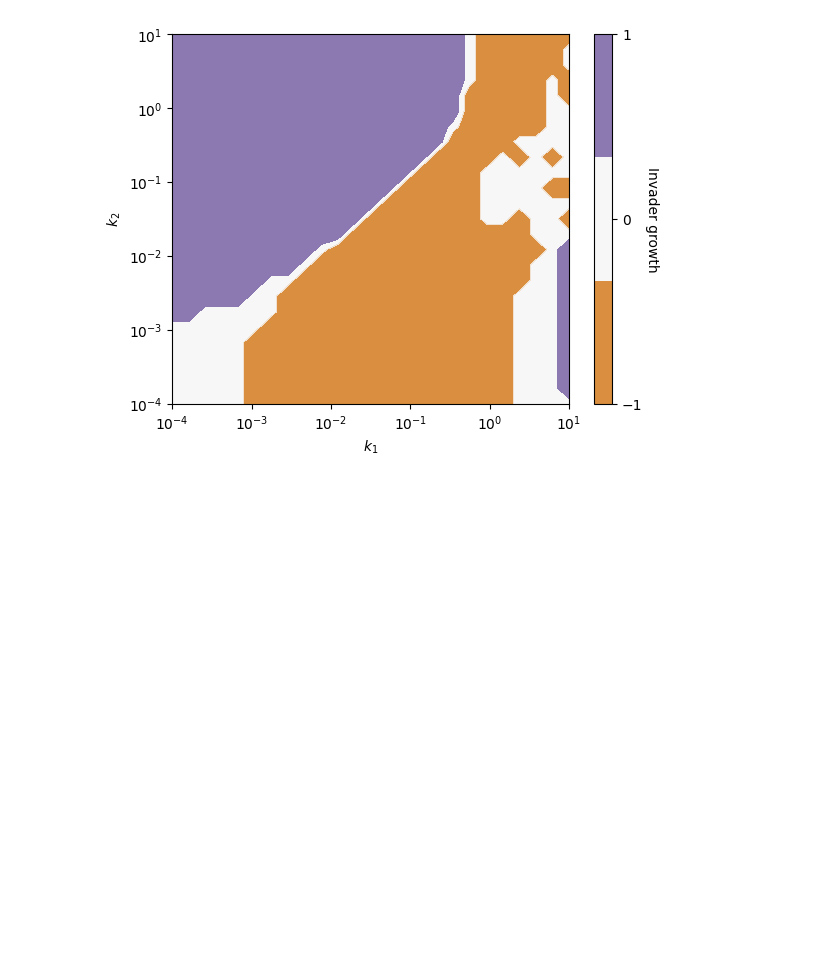
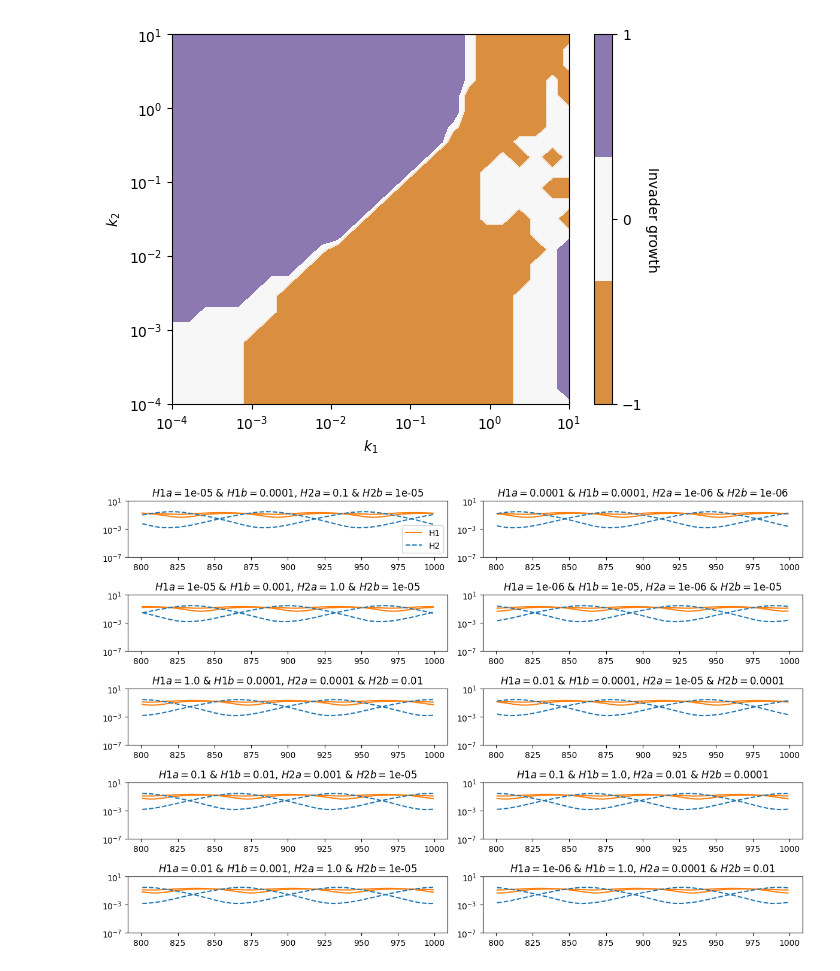
Before and after one commit to rbnmj/turingmodel, a Jupyter notebook: main_crowding.ipynb, the cells around one changed output. Saved outputs shown, nothing was run; the diff lists cells and outputs as text; code cells hidden in the pictures; blank space fills up the shorter version.

```diff
--- a/main_crowding.ipynb
+++ b/main_crowding.ipynb
@@ -400,3 +406,41 @@ ax.set_ylabel('$k_2$')
 # %% [output]
 Text(0, 0.5, '$k_2$')
 [figure]
+# %%
+def rndpop():
+    rnd = np.random.choice(np.geomspace(10**-6, 10**0, 7))
+    return(rnd)
+
+# time series
+t_end = 1000
+number_steps = 1000
+t = np.linspace(0,t_end,number_steps)
+
+c_1 = 1
+c_2 = 0.001
+
+fig, axs = plt.subplots(5,2, figsize=(12,8))
+for i in range(10):
+    row = i//2
+    col = i%2
+    var0 = [2, 2.5, 2.5, 2, rndpop(), rndpop(), rndpop(), rndpop(), 0, 0, 0, 0]
+    var = []
+    var = integ.odeint(slow, var0, t)
+    for i in range(len(var)):
+        for j in range (len(var[i])):
+            if (var[i][j] < 10**-6):
+                var[i][j] = 10**-6
+    axs[row, col].plot(t[-200:-1], var[-200:-1:, 4], "-", color="#FF7F0E", label="H1")
+    axs[row,col].plot(t[-200:-1], var[-200:-1:, 5], "-", color="#FF7F0E")
+    axs[row,col].plot(t[-200:-1], var[-200:-1:, 6], "--", color="#1F77B4", label="H2")
+    axs[row,col].plot(t[-200:-1], var[-200:-1:, 7], "--", color="#1F77B4")
+    axs[row,col].set_yscale("log")
+    axs[row,col].set_ylim(10**-7,10**1)
+    axs[row,col].set_title("$H1a = $" + str(np.round(var0[4], 6)) + " & $H1b = $" + str(np.round(var0[5], 6)) +
+           ", $H2a = $" + str(np.round(var0[6], 6)) + " & $H2b = $" + str(np.round(var0[7], 6)))
+    axs[0,0].legend()
+
+plt.tight_layout()
+plt.show()
+# %% [output]
+[figure, added]
```
Also changed, not shown: parts of 2 cells of this notebook, 2 other files.
